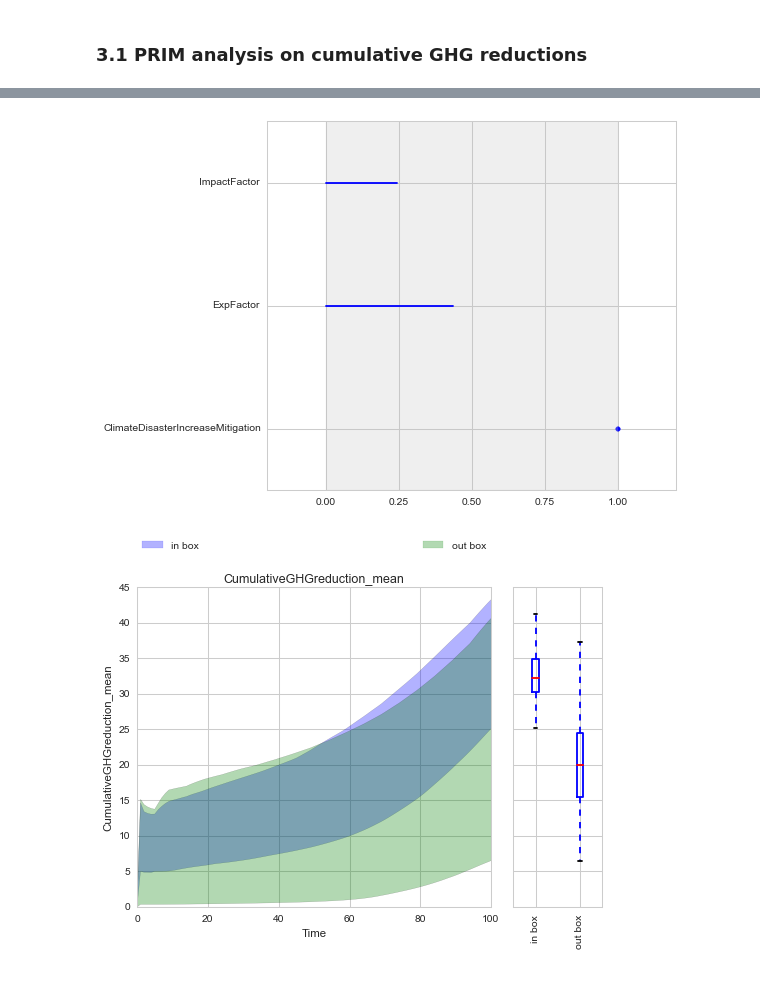
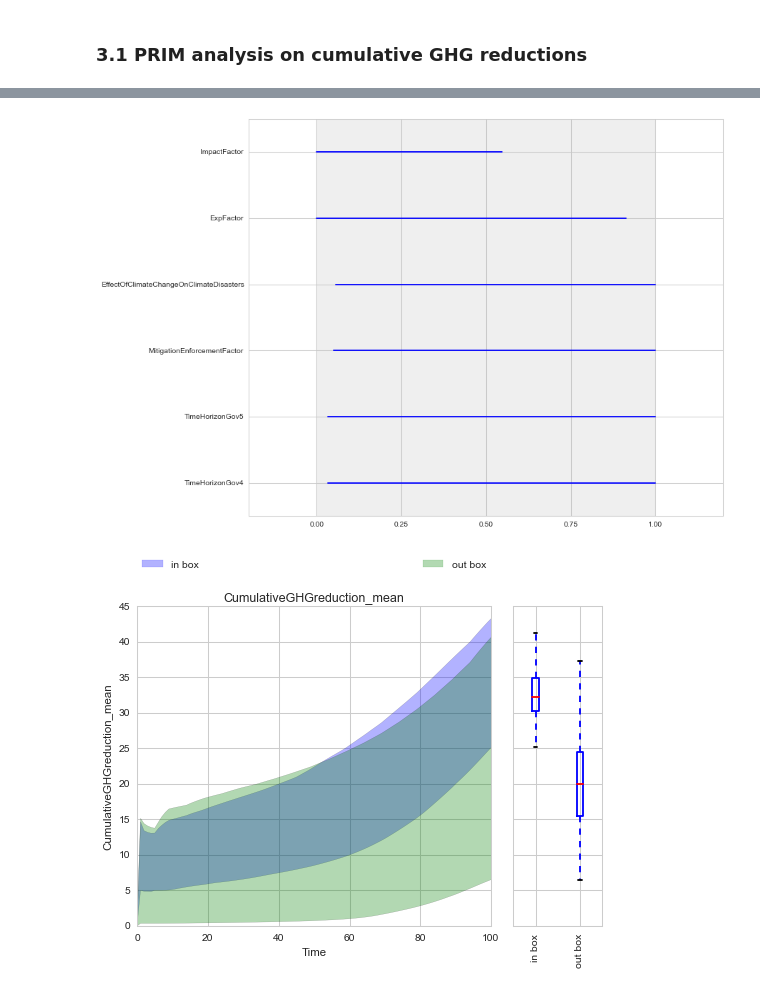
Before and after one commit to sgreeven/msc_thesis_work, a Jupyter notebook: src/Main Analysis.ipynb, the cells around one changed output, grey strips where cells are left out. Saved outputs shown, nothing was run; the diff lists cells and outputs as text; code cells hidden in the pictures.

```diff
--- a/src/Main Analysis.ipynb
+++ b/src/Main Analysis.ipynb
@@ -55,5 +55,5 @@ from expWorkbench.util import load_results
 # %%
 ema_logging.log_to_stderr(ema_logging.INFO)
 
-results = load_results(r'./data/full 5000 exp 100 rep.tar.gz')
+results = load_results(r'./data/Test 300 exp 2 rep.tar.gz')
 # %% [output]
@@ -307,7 +307,7 @@ plt.show()
 def classify(outcomes):
     outcome = outcomes['CumulativeGHGreduction_mean'][:,-1]
     classes = np.zeros(outcome.shape)
-    classes[outcome>26] = 1
+    classes[outcome>35] = 1
     return classes
 
 prim_obj = Prim(results, classify, threshold=0.8)
@@ -346,9 +344,9 @@ ClimateDisasterIncreaseMitigation  set([True])  set([True])  5.950355e-09
 # %%
-box1.select(44)
+box1.select(17)
 prim_obj.show_boxes()
 plt.show()
 # %% [output]
-[figure, old version]
+[figure, new version]
 # %%
 from analysis.plotting_util import BOXPLOT
 
```
Also changed, not shown: parts of 14 cells of this notebook, 13 other files.
